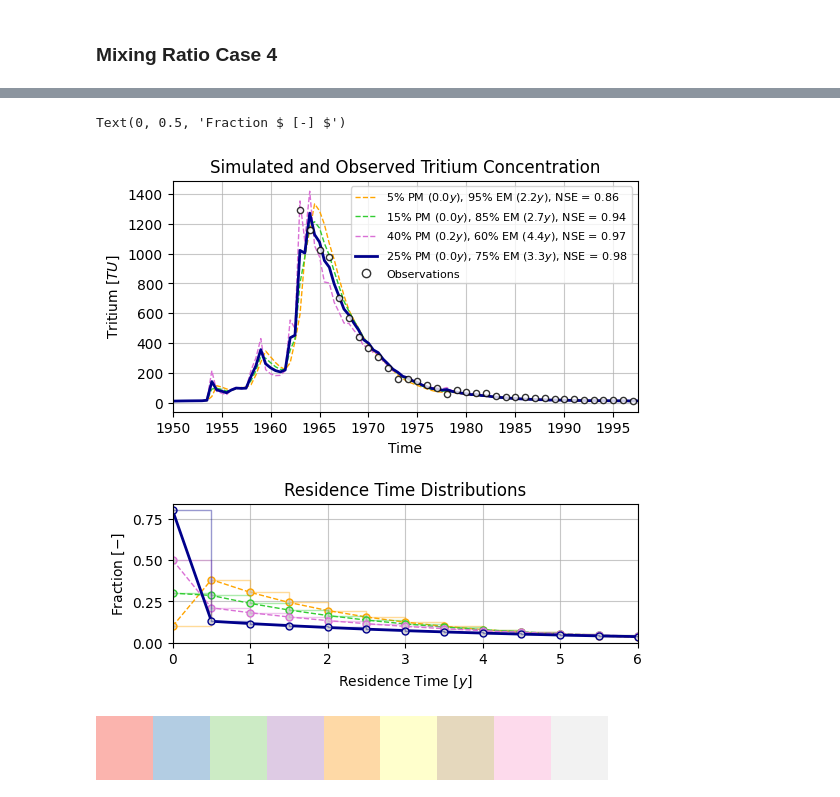
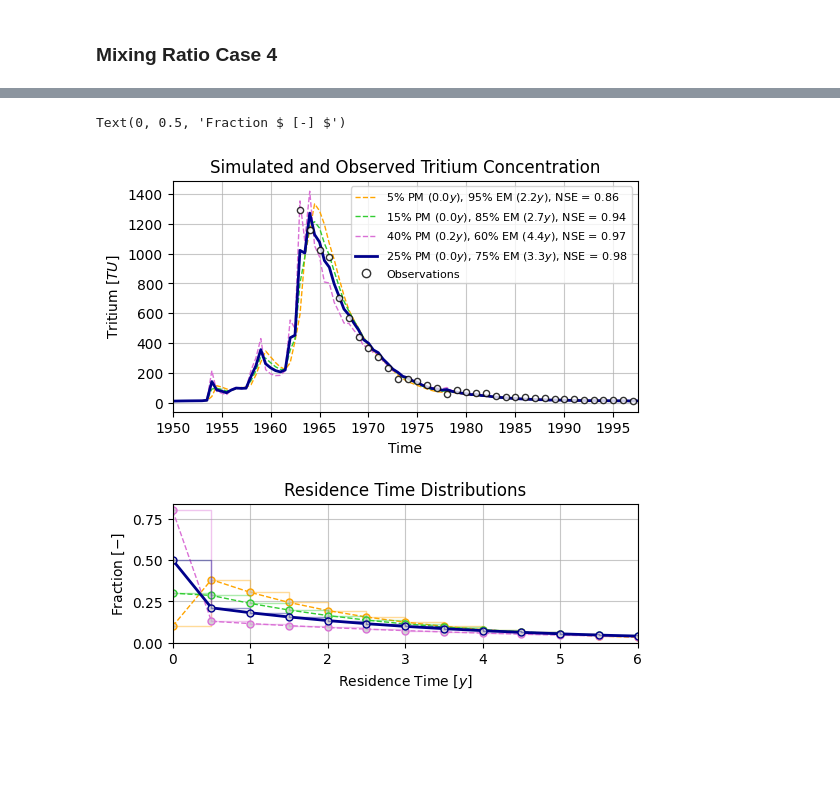
Before and after one commit to iGW-TU-Dresden/PyTracerLab, a Jupyter notebook: docs/examples/example_07.ipynb, the cells around one changed output, grey strips where cells are left out. Saved outputs shown, nothing was run; the diff lists cells and outputs as text; code cells hidden in the pictures; blank space fills up the shorter version.

```diff
--- a/docs/examples/example_07.ipynb
+++ b/docs/examples/example_07.ipynb
@@ -764,10 +764,10 @@ for i in range(4):
     ax_.set_title(names[i])
     ax_.set_ylabel(r"Tritium $ [TU] $")
     ax_.grid(True, zorder=0, alpha=0.7)
-    ax_.set_xlim(unit_sims[j].index[0], unit_sims[j].index[-1])
+    #ax_.set_xlim(unit_sims[j].index[0], unit_sims[j].index[-1])
 
     if i > 1:
         ax_.set_xlabel("Time")
 
-plt.savefig("simulation_benchmark.png", dpi=400, bbox_inches="tight")
+# plt.savefig("simulation_benchmark.png", dpi=400, bbox_inches="tight")
 # %% [output]
@@ -1008,7 +1008,7 @@ fig, ax = plt.subplots(2, 1, figsize=(6, 6), gridspec_kw={"height_ratios": [2, 1
 ax1 = ax[1]
 ax = ax[0]
 
-data_sims = [res_1, res_2, res_4,res_3]
+data_sims = [res_1, res_2, res_4, res_3]
 colors = ["orange", "limegreen", "orchid", "darkblue"] # mpl.colormaps["Set2"].colors # ["r", "g", "b", "m"]
 linestyles = ["--"] *3 + ["-"] # ["-.", "--", "-", ":"]
 lws = [1.] * 3 + [2.]
@@ -1076,7 +1076,7 @@ dt = 0.5
 t_plot = [dt * i for i in range(step_limit)]
 # ax.plot(age_distributions["fractions"][0] * age_distributions["distributions"][0][:step_limit])
 # ax.plot(age_distributions["fractions"][1] * age_distributions["distributions"][1][:step_limit])
-for num, ml in enumerate([m1, m2, m3, m4]):
+for num, ml in enumerate([m1, m2, m4, m3]):
     age_distributions = ml.get_age_distributions()
     ax1.plot(
         t_plot,
@@ -1092,36 +1092,31 @@ for num, ml in enumerate([m1, m2, m3, m4]):
         # zorder=1000
         ls=linestyles[num]
     )
     ax1.step(
         t_plot,
         age_distributions["fractions"][0] * age_distributions["distributions"][0][:step_limit] + \
         age_distributions["fractions"][1] * age_distributions["distributions"][1][:step_limit],
         # marker=".",
         markeredgecolor=colors[num],
         lw=1.,
         c=colors[num],
         markerfacecolor="lightgrey",
         markersize=10,
         # clip_on=False,
         # zorder=1000
         ls="-",
         where="post",
         alpha=0.4
     )
 ax1.set_xlim(0., step_limit * dt - dt)
 ax1.set_ylim(0.)
 ax1.grid(True, alpha=0.7, zorder=0)
 ax1.set_title("Residence Time Distributions")
 ax1.set_xlabel(r"Residence Time $ [y] $")
 ax1.set_ylabel(r"Fraction $ [-] $")
 
 # ax.set_yscale("log")
 # plt.savefig("calibration_benchmark.png", dpi=400, bbox_inches="tight")
 # %% [output]
 Text(0, 0.5, 'Fraction $ [-] $')
-[figure, old version]
+[figure, new version]
-# %%
-a = mpl.colormaps["Pastel1"]
-a
-# %% [output]
-[figure, removed]
```
Also changed, not shown: parts of 3 cells of this notebook, 2 other files.
